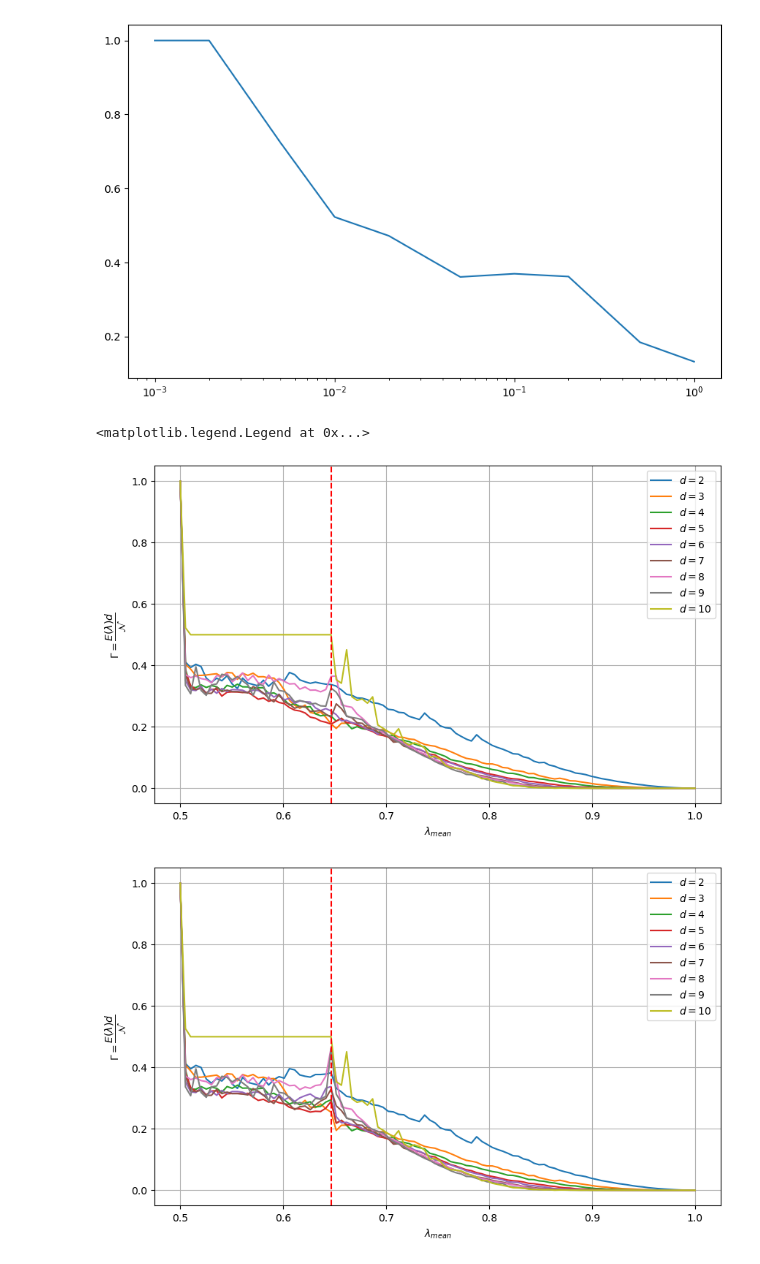
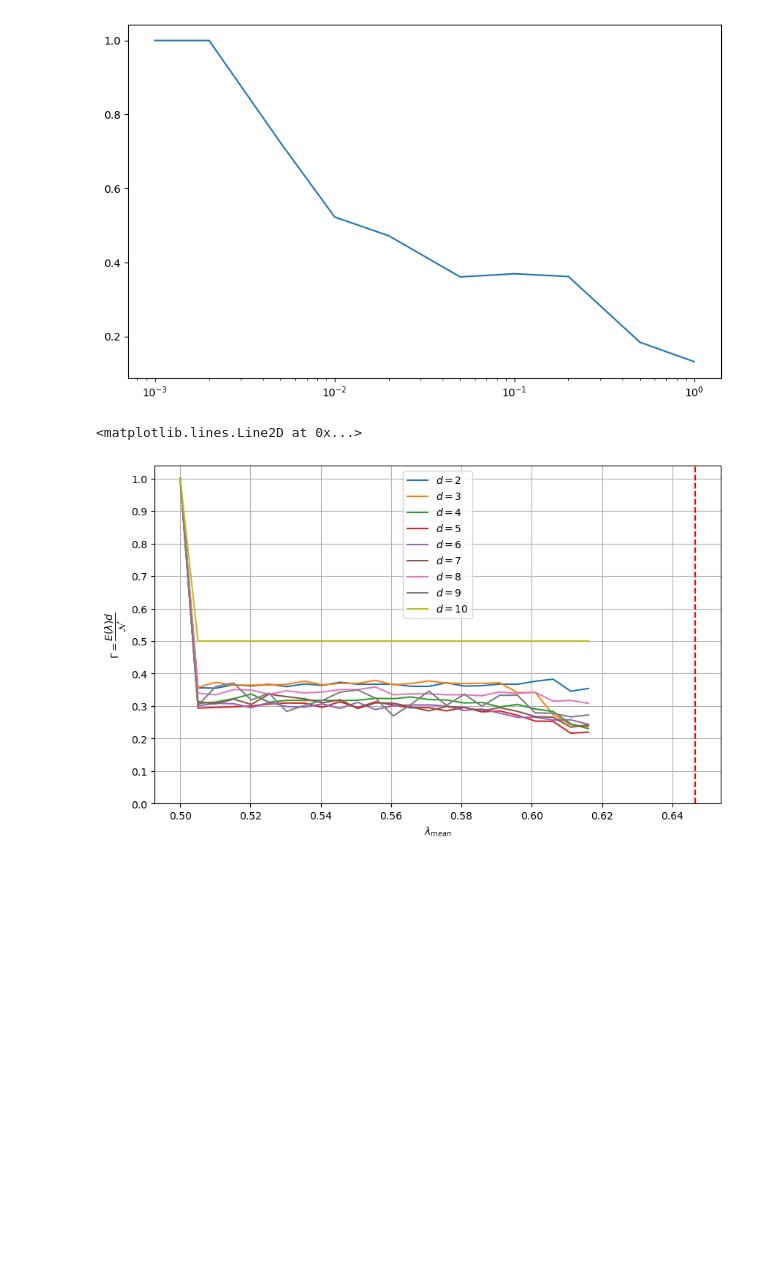
Before and after one commit to andreadegirolamo99/QNets, a Jupyter notebook: plots.ipynb, the cells around one changed output. Cells and saved outputs as stored; diff of their text form; code cells hidden in the pictures; blank space fills up the shorter version.

```diff
--- a/plots.ipynb
+++ b/plots.ipynb
@@ -174,7 +174,6 @@ ax3.set_xscale('log')
 [figure]
 # %%
 fig, ax = plt.subplots(figsize=(10,6))
-fig2, ax2 = plt.subplots(figsize=(10,6))
 
 lambdas = np.arange(0.5, 1.005, 1/198)
 
@@ -183,48 +182,45 @@ Ns = {}
 Ls = []
 
 n = 6
-for (i, lambda_) in enumerate(lambdas):
+range = 24
+for (i, lambda_) in enumerate(lambdas[:range]):
 
     ents[lambda_] = []
     Ns[lambda_] = []
 
     with open(f"out_files/{n}/res_{n}_{i+1}.out", 'r') as file:
         for line in file:
             tokens = line.split()
             L, ent, N = map(float, tokens)
 
             if i == 1:
                 Ls.append(int(L))
 
             ents[lambda_].append(ent)
             Ns[lambda_].append(N)
 
-# ax.plot(lambdas, [np.mean([ents[lambda_][d-1]*d/Ns[lambda_][d-1] for d in Ls[1:]]) for lambda_ in lambdas], label="mean")
-
+# ax.plot(lambdas[:range], [np.mean([ents[lambda_][d-1]*d/Ns[lambda_][d-1] for d in Ls[1:]]) for lambda_ in lambdas[:range]], label="mean")
 for d in Ls[1:]:
-    ax.plot(lambdas, np.array([ents[lambda_][d-1]*d/Ns[lambda_][d-1] for lambda_ in lambdas]), label='$d = {}$'.format(d))#, color='#1f77b4')
+    ax.plot(lambdas[:range], np.array([ents[lambda_][d-1]*d/Ns[lambda_][d-1] for lambda_ in lambdas[:range]]), label='$d = {}$'.format(d))#, color='#1f77b4')
 
 # ax2.plot(lambdas, np.concatenate([np.array([np.mean([d/Ns[lambda_][d-1] for d in Ls[1:]]) for lambda_ in lambdas[:30]]), np.array([np.mean([ents[lambda_][d-1]*d/Ns[lambda_][d-1] for d in Ls[1:]]) for lambda_ in lambdas[30:]])]), label="mean")
-for d in Ls[1:]:
-    ax2.plot(lambdas, np.concatenate([np.array([d/Ns[lambda_][d-1] for lambda_ in lambdas[:30]]), np.array([ents[lambda_][d-1]*d/Ns[lambda_][d-1] for lambda_ in lambdas[30:]])]), label='$d = {}$'.format(d))#, color='#1f77b4')
+# for d in Ls[1:]:
+#     ax2.plot(lambdas, np.concatenate([np.array([d/Ns[lambda_][d-1] for lambda_ in lambdas[:30]]), np.array([ents[lambda_][d-1]*d/Ns[lambda_][d-1] for lambda_ in lambdas[30:]])]), label='$d = {}$'.format(d))#, color='#1f77b4')
 
 #lambda_c = 0.5*(1+np.sqrt(1-np.sqrt(2*(np.sqrt(2)-1))))
-lambda_c = lambdas[29]
-ax.axvline(lambda_c, linestyle="dashed", color="red")
+
 
 ax.set_xlabel(r'$\lambda_{mean}$')
 ax.set_ylabel('$\\Gamma = \dfrac{E(\\lambda)d}{\mathcal{N}}$')
 # ax.set_yscale('log')
 ax.grid(True)
 ax.legend()
+ax.set_yticks([0.0, 0.1, 0.2, 0.3, 0.4, 0.5, 0.6, 0.7, 0.8, 0.9, 1.0])
 
-ax2.axvline(lambda_c, linestyle="dashed", color="red")
-ax2.set_xlabel(r'$\lambda_{mean}$')
-ax2.set_ylabel('$\\Gamma = \dfrac{E(\\lambda)d}{\mathcal{N}}$')
-# ax.set_yscale('log')
-ax2.grid(True)
-ax2.legend()
+
+
+lambda_c = lambdas[29]
+ax.axvline(lambda_c, linestyle="dashed", color="red")
 # %% [output]
-<matplotlib.legend.Legend at 0x...>
+<matplotlib.lines.Line2D at 0x...>
-[figure, old version]
+[figure, new version]
-[figure, removed]
```
Also changed, not shown: parts of 2 cells of this notebook, 2 other files.
